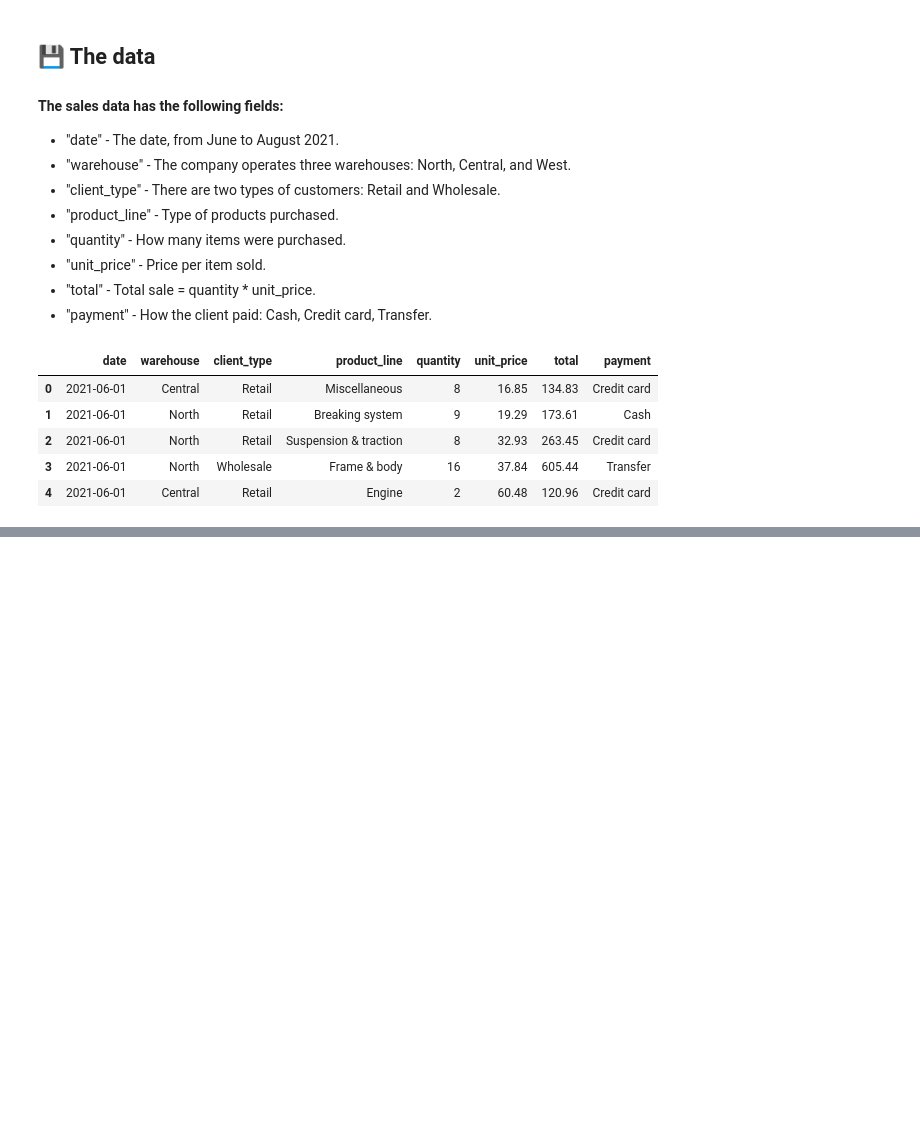
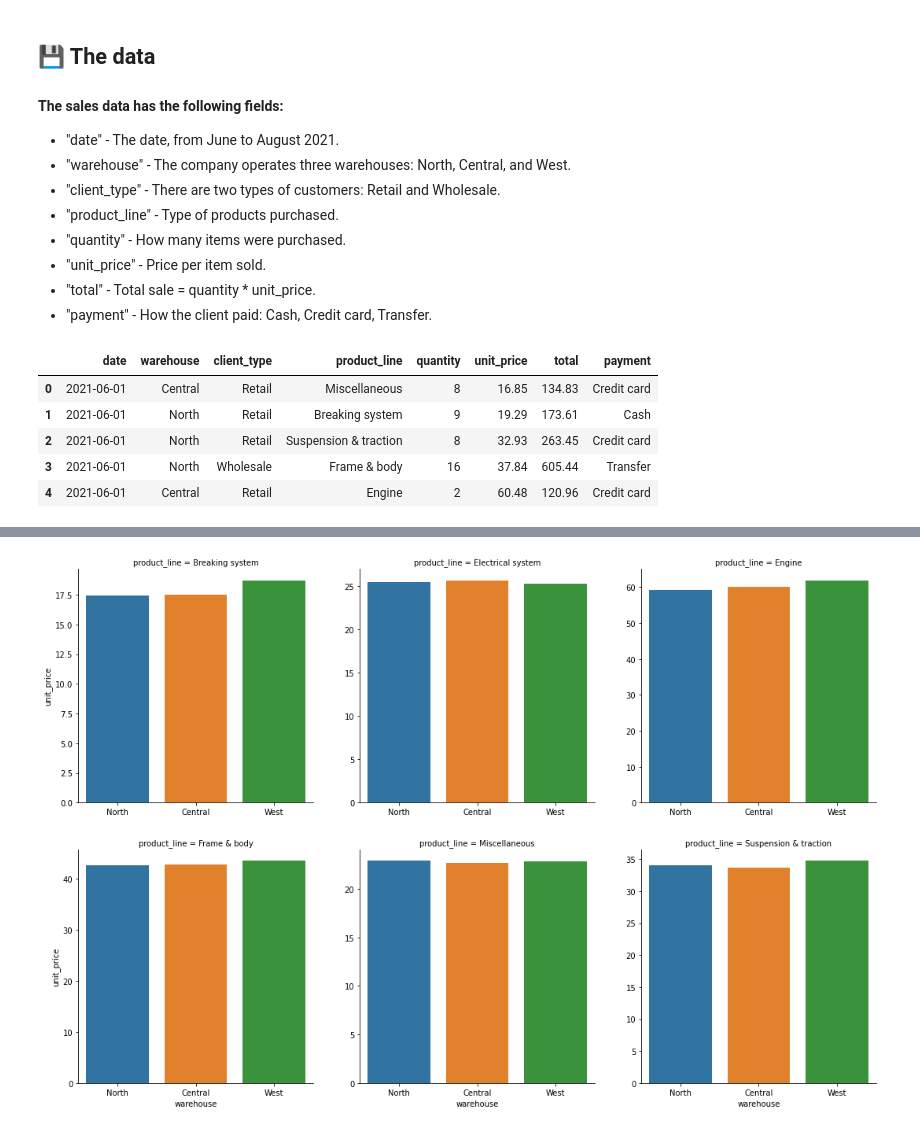
Before and after one commit to LuisEVT/Sales_Data_On_Motorcycle_Parts, a Jupyter notebook: Sale_Data_On_Motorcycle_Parts.ipynb, the cells around one changed output, grey strips where cells are left out. Cells and saved outputs as stored; diff of their text form; code cells hidden in the pictures; blank space fills up the shorter version.

Commit message:
Update Sale_Data_On_Motorcycle_Parts.ipynb
Determined the total sales for each payment method and found the average unit price for each product line.

```diff
--- a/Sale_Data_On_Motorcycle_Parts.ipynb
+++ b/Sale_Data_On_Motorcycle_Parts.ipynb
@@ -22,12 +30,9 @@ Create a report to answer your colleague's questions. Include:
 # %%
-# Importing the pandas module
-import pandas as pd
-
 # Reading in the sales data
-df = pd.read_csv('data/sales_data.csv', parse_dates=['date'])
+sales_df = pd.read_csv('data/sales_data.csv', parse_dates=['date'])
 
 # Take a look at the first datapoints
-df.head()
+sales_df.head()
 # %% [output]
 |  | date | warehouse | client_type | product_line | quantity | unit_price | total | payment |
 | 0 | 2021-06-01 | Central | Retail | Miscellaneous | 8 | 16.85 | 134.83 | Credit card |
@@ -37,0 +110,3 @@ df.head()
+# %%
+product_line_df = sales_df.groupby(['product_line','warehouse'])['unit_price'].mean().sort_values() .reset_index().sort_values(by="product_line")
+product_line_df
@@ -37,0 +145,12 @@ df.head()
+# %%
+catplot = sns.catplot( x='warehouse' , y = 'unit_price',
+                        data = product_line_df, col = 'product_line', kind = 'bar',col_wrap= 3,
+                        sharey = False)
+
+for ax in catplot.axes.flatten():
+    ax.tick_params(labelbottom=True)
+
+
+plt.subplots_adjust(hspace = 0.2, wspace = 0.2)
+# %% [output]
+[figure, added]
```
Also changed, not shown: parts of 10 cells of this notebook.
